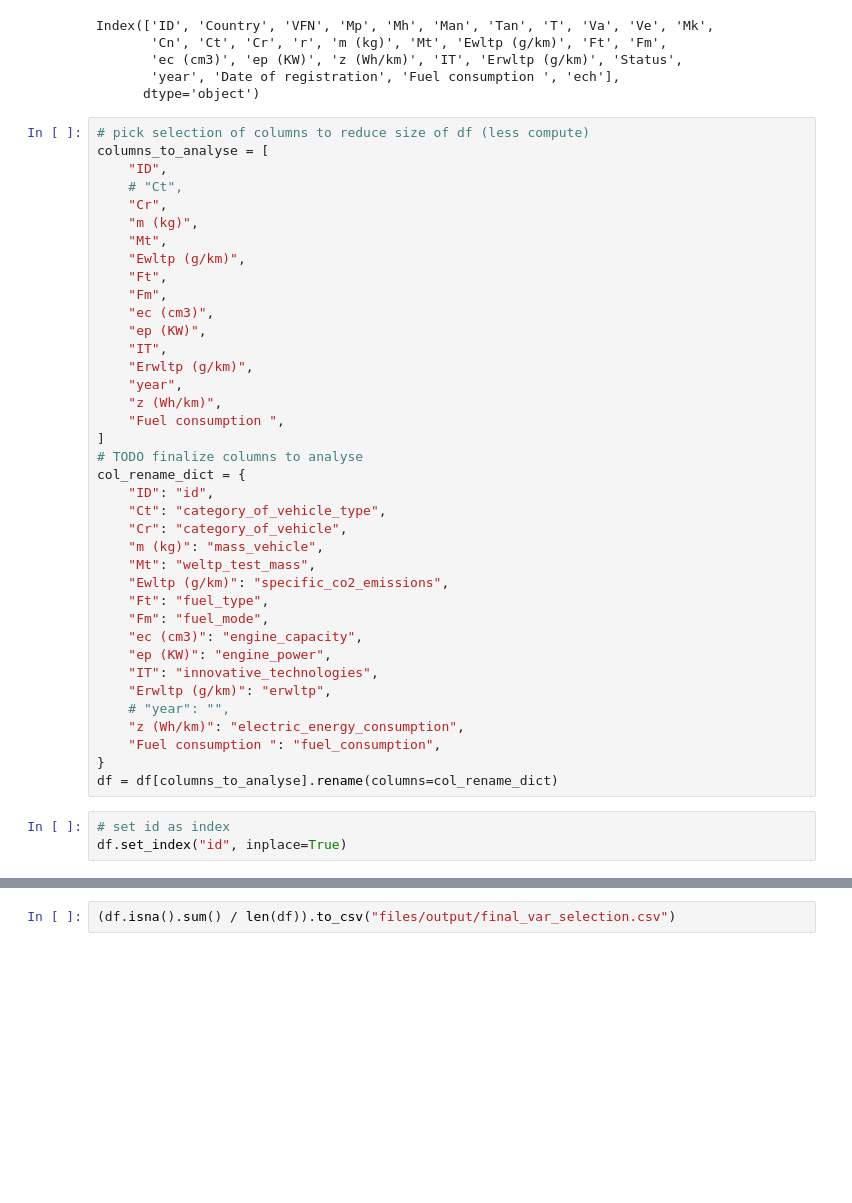
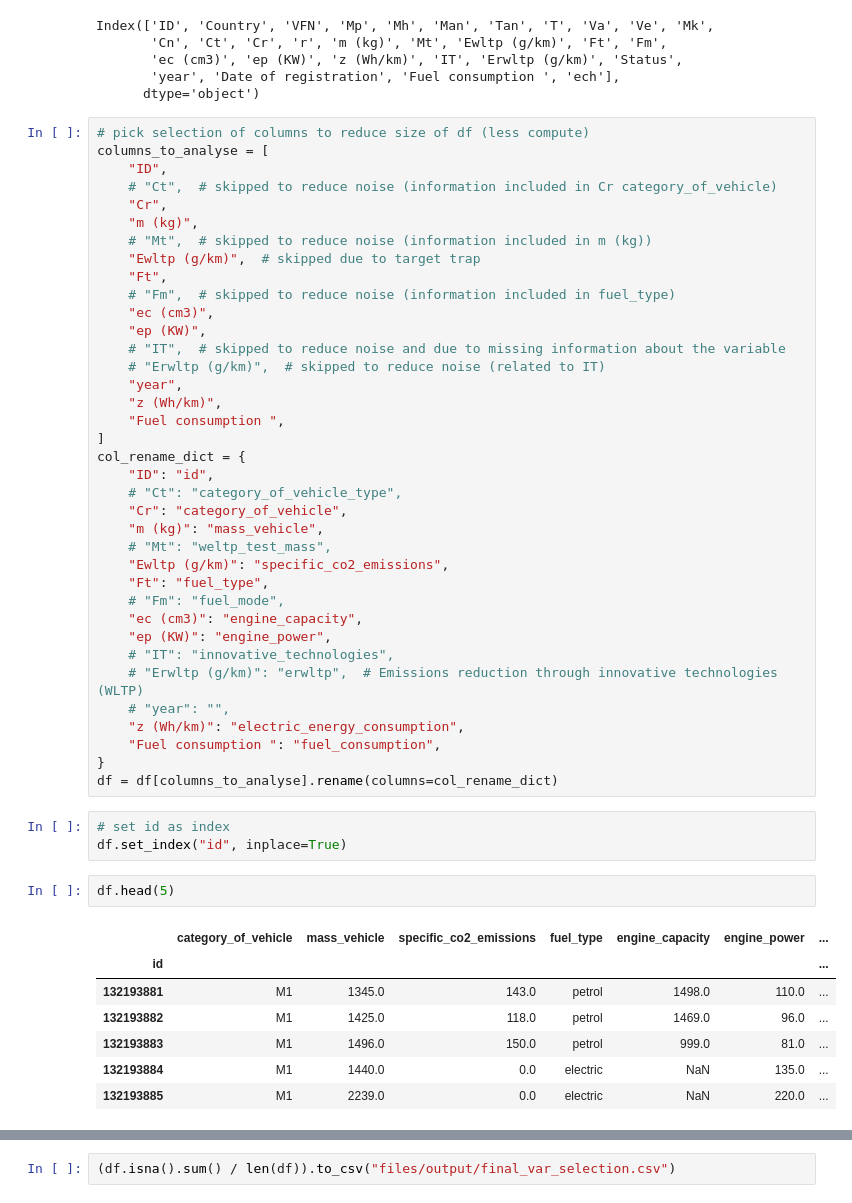
Before and after one commit to leonellb/car-co2-prediction, a Jupyter notebook: notebooks/data_analysis.ipynb, the cells around one changed output, grey strips where cells are left out. Saved outputs shown, nothing was run; the diff lists cells and outputs as text; blank space fills up the shorter version.

```diff
--- a/notebooks/data_analysis.ipynb
+++ b/notebooks/data_analysis.ipynb
@@ -190,35 +196,34 @@ Index(['ID', 'Country', 'VFN', 'Mp', 'Mh', 'Man', 'Tan', 'T', 'Va', 'Ve', 'Mk',
 # pick selection of columns to reduce size of df (less compute)
 columns_to_analyse = [
     "ID",
-    # "Ct",
+    # "Ct",  # skipped to reduce noise (information included in Cr category_of_vehicle)
     "Cr",
     "m (kg)",
-    "Mt",
-    "Ewltp (g/km)",
+    # "Mt",  # skipped to reduce noise (information included in m (kg))
+    "Ewltp (g/km)",  # skipped due to target trap
     "Ft",
-    "Fm",
+    # "Fm",  # skipped to reduce noise (information included in fuel_type)
     "ec (cm3)",
     "ep (KW)",
-    "IT",
-    "Erwltp (g/km)",
+    # "IT",  # skipped to reduce noise and due to missing information about the variable
+    # "Erwltp (g/km)",  # skipped to reduce noise (related to IT)
     "year",
     "z (Wh/km)",
     "Fuel consumption ",
 ]
-# TODO finalize columns to analyse
 col_rename_dict = {
     "ID": "id",
-    "Ct": "category_of_vehicle_type",
+    # "Ct": "category_of_vehicle_type",
     "Cr": "category_of_vehicle",
     "m (kg)": "mass_vehicle",
-    "Mt": "weltp_test_mass",
+    # "Mt": "weltp_test_mass",
     "Ewltp (g/km)": "specific_co2_emissions",
     "Ft": "fuel_type",
-    "Fm": "fuel_mode",
+    # "Fm": "fuel_mode",
     "ec (cm3)": "engine_capacity",
     "ep (KW)": "engine_power",
-    "IT": "innovative_technologies",
-    "Erwltp (g/km)": "erwltp",
+    # "IT": "innovative_technologies",
+    # "Erwltp (g/km)": "erwltp",  # Emissions reduction through innovative technologies (WLTP)
     # "year": "",
     "z (Wh/km)": "electric_energy_consumption",
     "Fuel consumption ": "fuel_consumption",
@@ -227,6 +232,16 @@ df = df[columns_to_analyse].rename(columns=col_rename_dict)
 # %%
 # set id as index
 df.set_index("id", inplace=True)
+# %%
+df.head(5)
+# %% [output]
+|  | category_of_vehicle | mass_vehicle | specific_co2_emissions | fuel_type | engine_capacity | engine_power | ... |
+| id |  |  |  |  |  |  | ... |
+| 132193881 | M1 | 1345.0 | 143.0 | petrol | 1498.0 | 110.0 | ... |
+| 132193882 | M1 | 1425.0 | 118.0 | petrol | 1469.0 | 96.0 | ... |
+| 132193883 | M1 | 1496.0 | 150.0 | petrol | 999.0 | 81.0 | ... |
+| 132193884 | M1 | 1440.0 | 0.0 | electric | NaN | 135.0 | ... |
+| 132193885 | M1 | 2239.0 | 0.0 | electric | NaN | 220.0 | ... |
 # %%
 print("Missing percentages:")
 print(df.isna().sum() / len(df))
```
Also changed, not shown: parts of 55 cells of this notebook.
